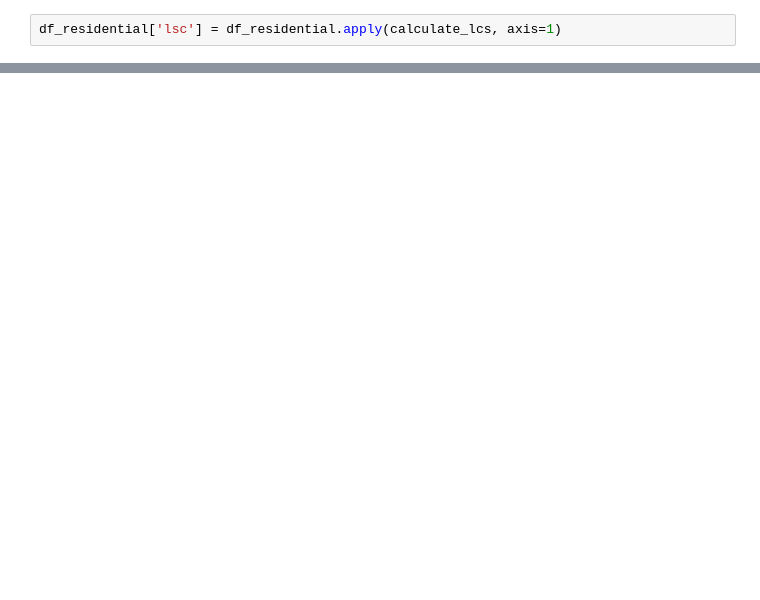
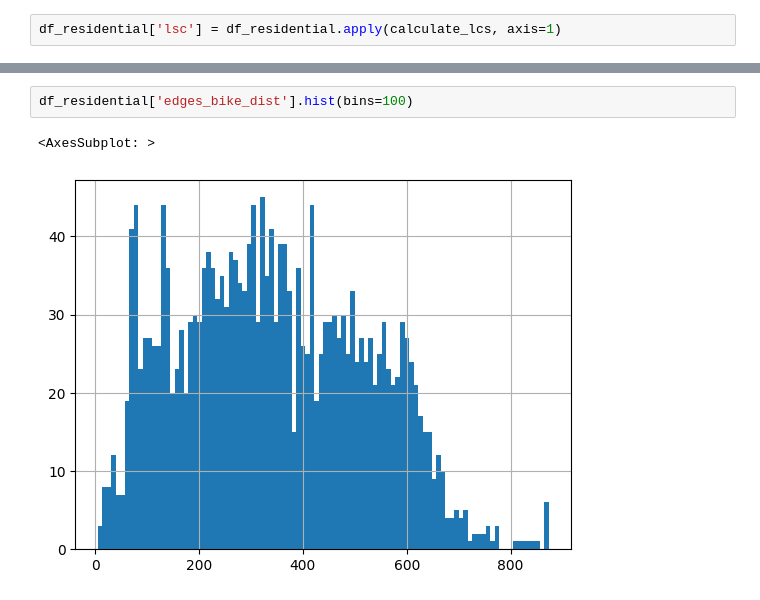
Before and after one commit to colin-dumitru/Liveable-Cities-Score, a Jupyter notebook: checklist/notebooks/Calculate Score.ipynb, the cells around one changed output, grey strips where cells are left out. Drawn from its saved outputs; the diff is of its cells as text; blank space fills up the shorter version.

```diff
--- a/checklist/notebooks/Calculate Score.ipynb
+++ b/checklist/notebooks/Calculate Score.ipynb
@@ -157,0 +226,5 @@ len(df_amenities)
+# %%
+df_residential['edges_bike_dist'].hist(bins=100)
+# %% [output]
+<AxesSubplot: >
+[figure, added]
```
Also changed, not shown: parts of 19 cells of this notebook, 1 other file.
